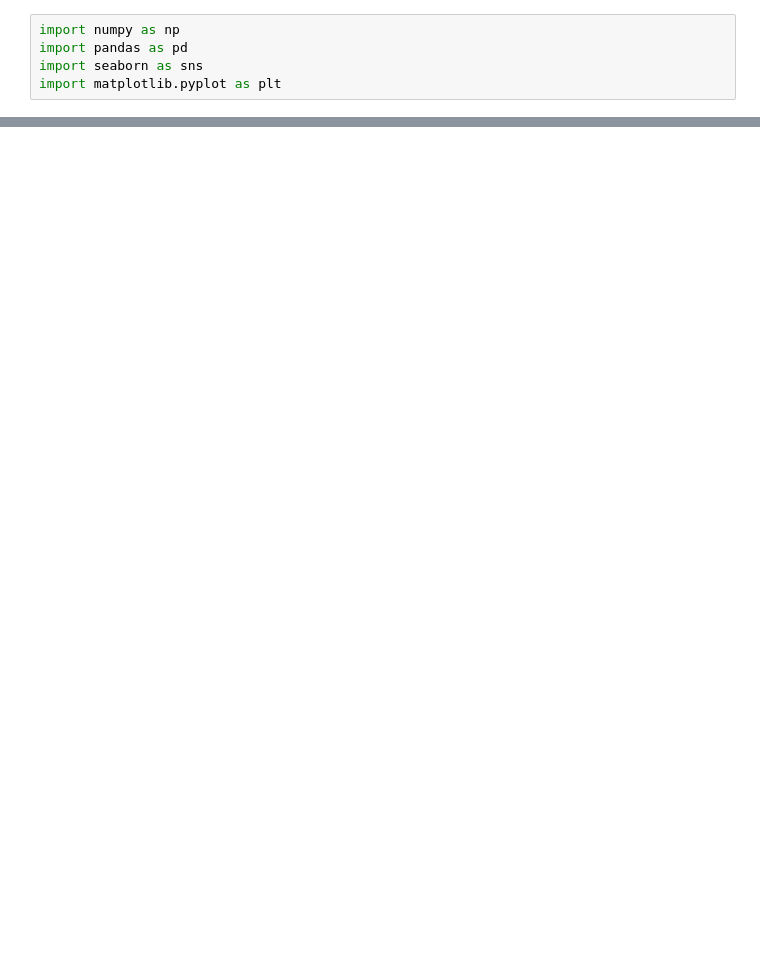
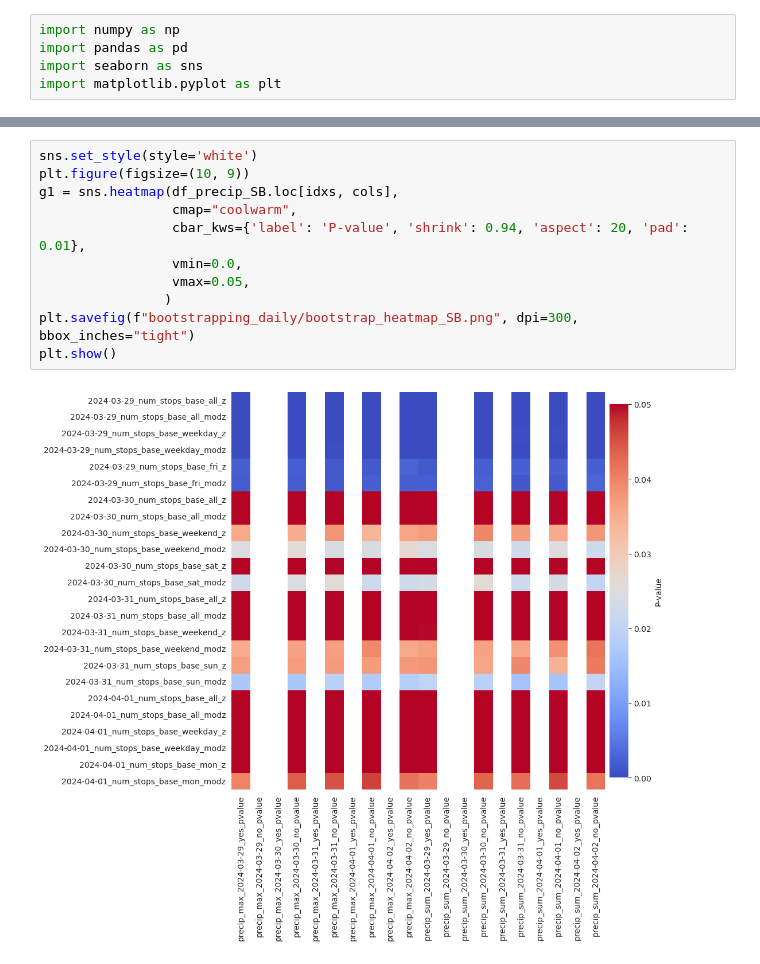
Before and after one commit to ai2es/cat-rain, a Jupyter notebook: notebooks/bootstrap_viz_daily.ipynb, the cells around one changed output, grey strips where cells are left out. Cells and saved outputs as stored; diff of their text form; blank space fills up the shorter version.

```diff
--- a/notebooks/bootstrap_viz_daily.ipynb
+++ b/notebooks/bootstrap_viz_daily.ipynb
@@ -59,0 +76,13 @@ plt.show()
+# %%
+sns.set_style(style='white')
+plt.figure(figsize=(10, 9))
+g1 = sns.heatmap(df_precip_SB.loc[idxs, cols],
+                 cmap="coolwarm",
+                 cbar_kws={'label': 'P-value', 'shrink': 0.94, 'aspect': 20, 'pad': 0.01},
+                 vmin=0.0,
+                 vmax=0.05,
+                )
+plt.savefig(f"bootstrapping_daily/bootstrap_heatmap_SB.png", dpi=300, bbox_inches="tight")
+plt.show()
+# %% [output]
+[figure, added]
```
Also changed, not shown: parts of 4 cells of this notebook, 4 other files.
